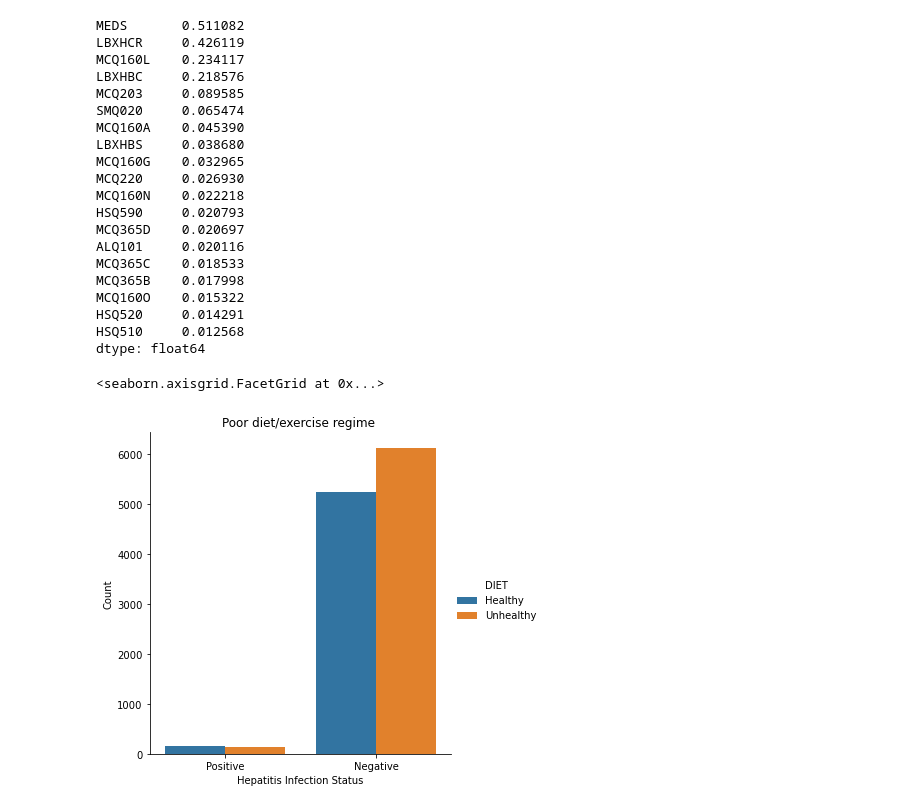
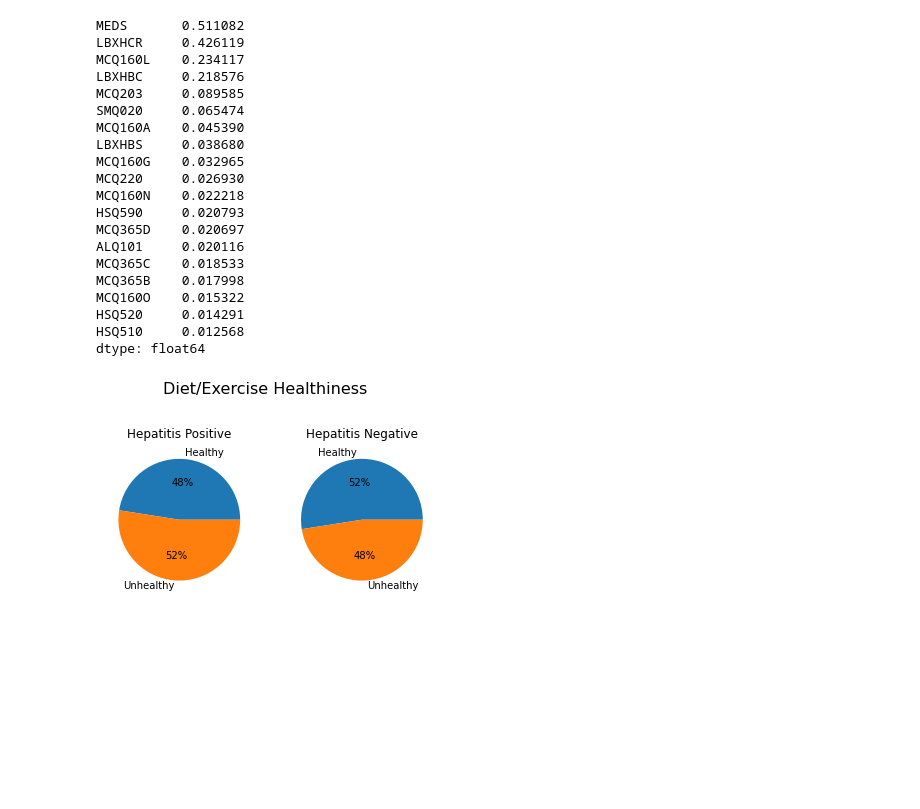
Before and after one commit to tomBaty/data301_project, a Jupyter notebook: main.ipynb, the cells around one changed output. Cells and saved outputs as stored; diff of their text form; code cells hidden in the pictures; blank space fills up the shorter version.

Commit message:
finished diet eda

```diff
--- a/main.ipynb
+++ b/main.ipynb
@@ -292,13 +328,26 @@ MCQ160O    0.015322
 HSQ520     0.014291
 HSQ510     0.012568
 dtype: float64
-# %%
-diet_vars = data_total[["MCQ365D","MCQ365C","MCQ365B","HEQ"]].copy()
-diet_vars["DIET"] = np.where(((diet_vars.MCQ365D == 1.0) | (diet_vars.MCQ365C == 1.0) | (diet_vars.MCQ365B == 1.0)),"Healthy","Unhealthy")
-# DIET -> doctor has told person to reduce fat or salt, or exercise more
-s = sns.catplot(x='HEQ',hue='DIET',data=diet_vars,kind="count");
-s.set(xlabel="Hepatitis Infection Status", ylabel = "Count", title ='')
-s.set_xticklabels(["Positive","Negative"])
-# %% [output]
-<seaborn.axisgrid.FacetGrid at 0x...>
-[figure, removed]
+# %%
+diet_vars = data_total[["MCQ365D","MCQ365C","MCQ365B","HEQ"]].copy()
+diet_vars["DIET"] = np.where(((diet_vars.MCQ365D == 1.0) | (diet_vars.MCQ365C == 1.0) | (diet_vars.MCQ365B == 1.0)),"Unhealthy","Healthy")
+
+pos_pcts = len(diet_vars[(diet_vars["DIET"] == "Healthy") & (diet_vars["HEQ"] == 1)])/len(diet_vars[(diet_vars["HEQ"] == 1)])
+# healthy/unhealthy
+pos_pcts = (pos_pcts,1-pos_pcts)
+neg_pcts = len(diet_vars[(diet_vars["DIET"] == "Unhealthy") & (diet_vars["HEQ"] == 1)])/len(diet_vars[(diet_vars["HEQ"] == 1)])
+neg_pcts = (neg_pcts,1-neg_pcts)
+
+fig, (ax1, ax2) = plt.subplots(ncols=2)
+
+colors = sns.color_palette("tab10")[0:2]
+ax1.pie(pos_pcts, labels = ['Healthy','Unhealthy'], colors = colors, autopct='%.0f%%');
+fig.patch.set_facecolor('white')
+ax1.set_title("Hepatitis Positive");
+
+ax2.pie(neg_pcts, labels = ['Healthy','Unhealthy'], colors = colors, autopct='%.0f%%');
+ax2.set_title("Hepatitis Negative");
+
+fig.suptitle("Diet/Exercise Healthiness",fontsize=16);
+# %% [output]
+[figure, added]
```
Also changed, not shown: parts of 2 cells of this notebook.
